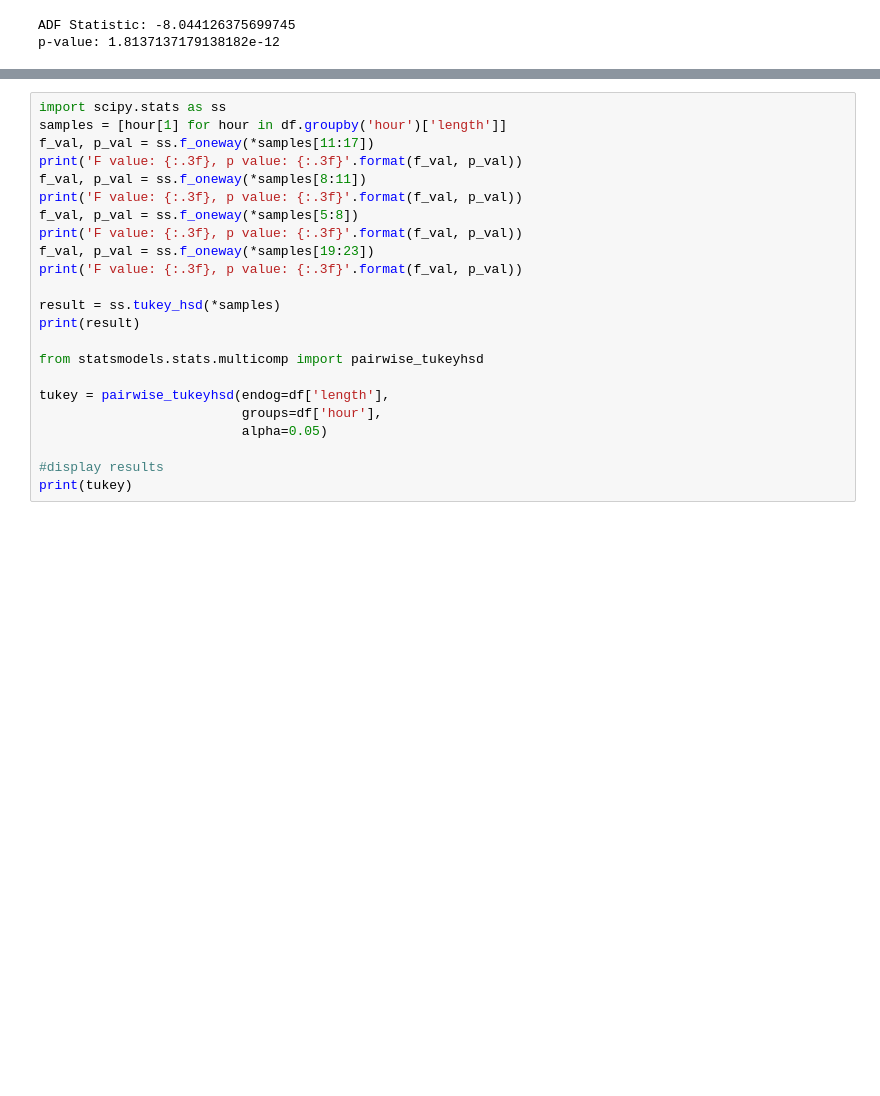
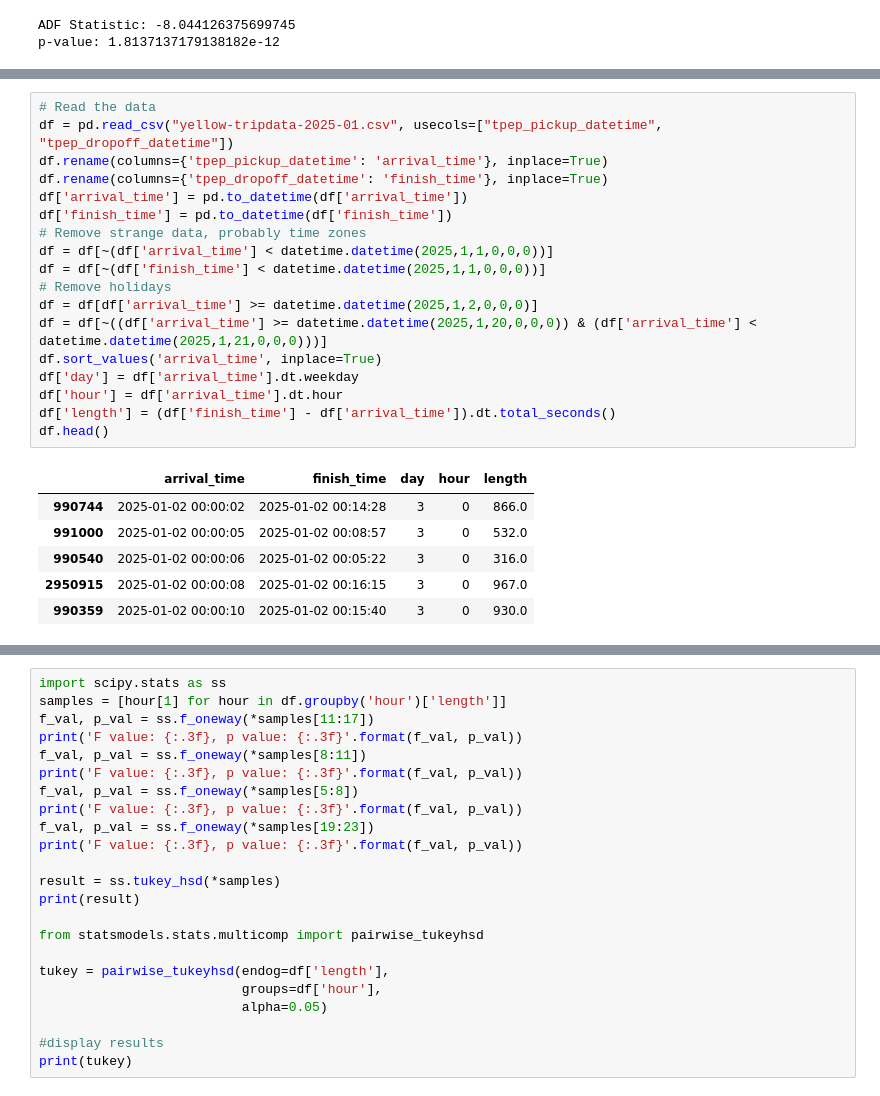
Before and after one commit to JaumeFigueras/simulacio, a Jupyter notebook: estadistica/iid/estacionaritat.ipynb, the cells around one changed output, grey strips where cells are left out. Drawn from its saved outputs; the diff is of its cells as text; blank space fills up the shorter version.

```diff
--- a/estadistica/iid/estacionaritat.ipynb
+++ b/estadistica/iid/estacionaritat.ipynb
@@ -168,0 +186,25 @@ plt.grid()
+# %%
+# Read the data
+df = pd.read_csv("yellow-tripdata-2025-01.csv", usecols=["tpep_pickup_datetime", "tpep_dropoff_datetime"])
+df.rename(columns={'tpep_pickup_datetime': 'arrival_time'}, inplace=True)
+df.rename(columns={'tpep_dropoff_datetime': 'finish_time'}, inplace=True)
+df['arrival_time'] = pd.to_datetime(df['arrival_time'])
+df['finish_time'] = pd.to_datetime(df['finish_time'])
+# Remove strange data, probably time zones
+df = df[~(df['arrival_time'] < datetime.datetime(2025,1,1,0,0,0))]
+df = df[~(df['finish_time'] < datetime.datetime(2025,1,1,0,0,0))]
+# Remove holidays
+df = df[df['arrival_time'] >= datetime.datetime(2025,1,2,0,0,0)]
+df = df[~((df['arrival_time'] >= datetime.datetime(2025,1,20,0,0,0)) & (df['arrival_time'] < datetime.datetime(2025,1,21,0,0,0)))]
+df.sort_values('arrival_time', inplace=True)
+df['day'] = df['arrival_time'].dt.weekday
+df['hour'] = df['arrival_time'].dt.hour
+df['length'] = (df['finish_time'] - df['arrival_time']).dt.total_seconds()
+df.head()
+# %% [output]
+|  | arrival_time | finish_time | day | hour | length |
+| 990744 | 2025-01-02 00:00:02 | 2025-01-02 00:14:28 | 3 | 0 | 866.0 |
+| 991000 | 2025-01-02 00:00:05 | 2025-01-02 00:08:57 | 3 | 0 | 532.0 |
+| 990540 | 2025-01-02 00:00:06 | 2025-01-02 00:05:22 | 3 | 0 | 316.0 |
+| 2950915 | 2025-01-02 00:00:08 | 2025-01-02 00:16:15 | 3 | 0 | 967.0 |
+| 990359 | 2025-01-02 00:00:10 | 2025-01-02 00:15:40 | 3 | 0 | 930.0 |
```
Also changed, not shown: parts of 10 cells of this notebook.
